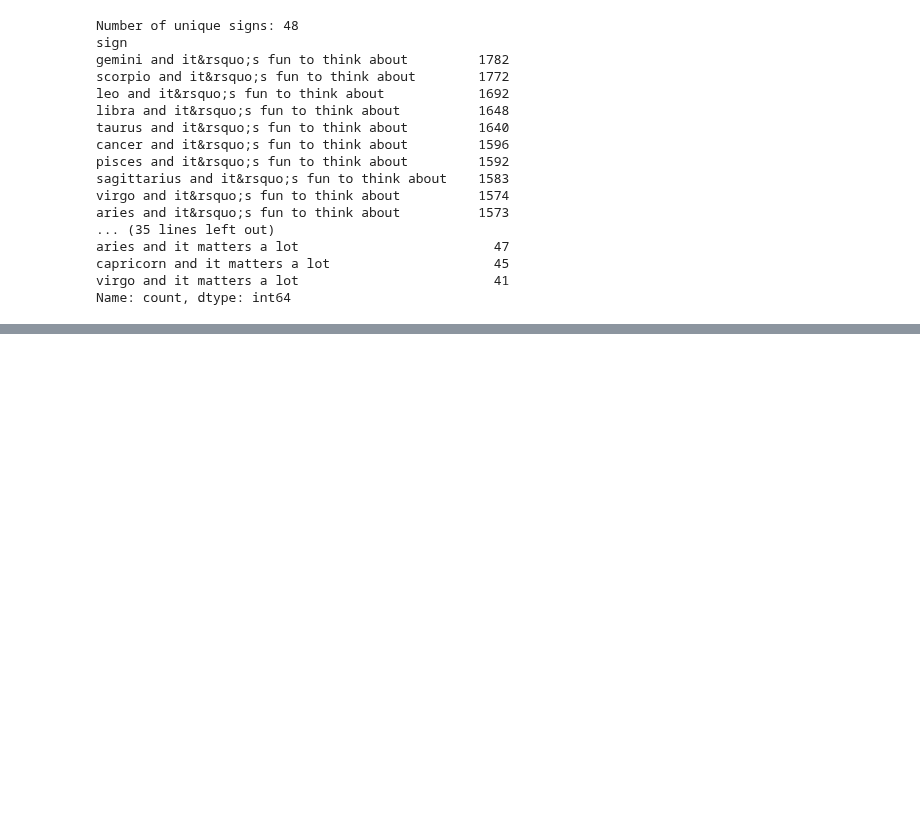
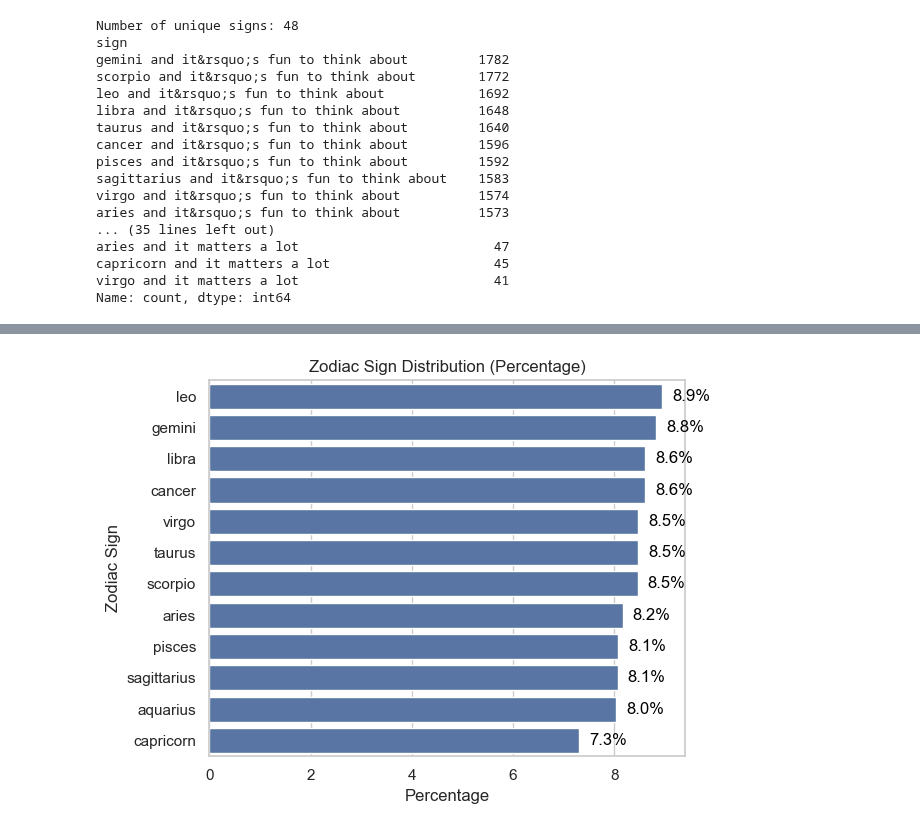
Before and after one commit to nsmith7atafi/OKCupid_Project, a Jupyter notebook: date-a-scientist.ipynb, the cells around one changed output, grey strips where cells are left out. Cells and saved outputs as stored; diff of their text form; code cells hidden in the pictures; blank space fills up the shorter version.

```diff
--- a/date-a-scientist.ipynb
+++ b/date-a-scientist.ipynb
@@ -120,0 +260,21 @@ print(profiles['sign_cleaned'].value_counts())  # Count the occurrences of each
+# %%
+# Calculate the percentage of each zodiac sign
+sign_counts = profiles['sign_cleaned'].value_counts(normalize=True) * 100
+
+# Set the style before plotting
+sns.set(style="whitegrid")
+
+# Plot the percentage distribution of the 'sign_cleaned' column
+ax = sns.barplot(y=sign_counts.index, x=sign_counts.values, orient='h')
+ax.set_title('Zodiac Sign Distribution (Percentage)')
+ax.set_xlabel('Percentage')
+ax.set_ylabel('Zodiac Sign')
+
+# Add value labels to each bar
+for i, v in enumerate(sign_counts.values):
+    ax.text(v + 0.2, i, f"{v:.1f}%", color='black', va='center')
+
+plt.tight_layout()
+plt.show()
+# %% [output]
+[figure, added]
```
Also changed, not shown: parts of 40 cells of this notebook.
